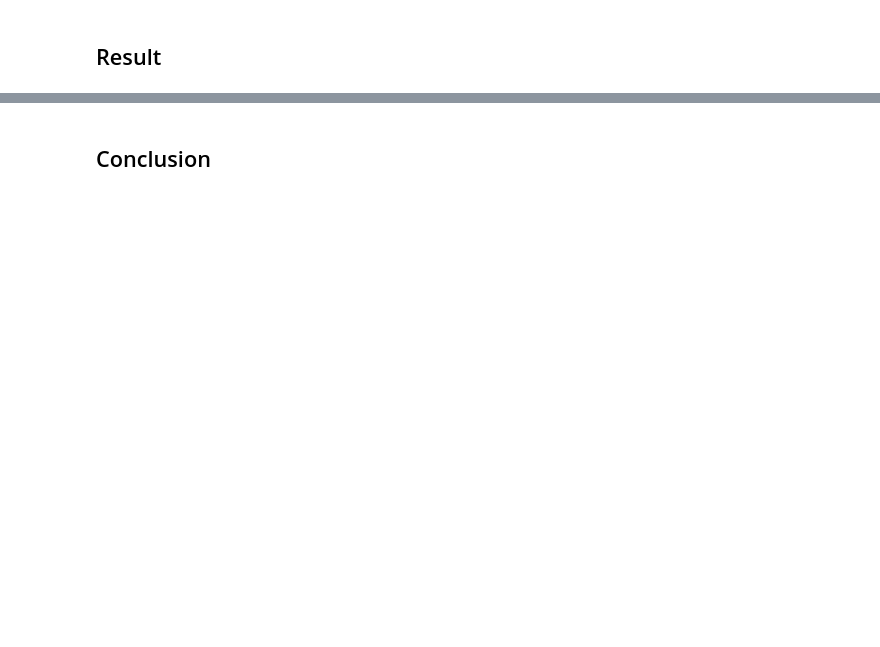
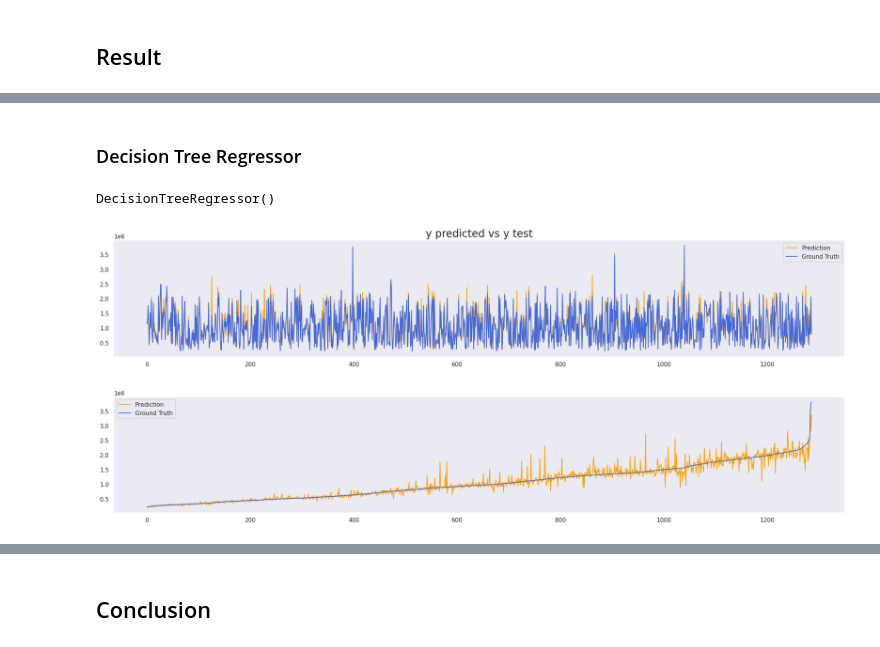
Before and after one commit to SatNichapon/DSI205_project, a Jupyter notebook: DSI205project.ipynb, the cells around one changed output, grey strips where cells are left out. Saved outputs shown, nothing was run; the diff lists cells and outputs as text; code cells hidden in the pictures; blank space fills up the shorter version.

```diff
--- a/DSI205project.ipynb
+++ b/DSI205project.ipynb
@@ -546,0 +568,11 @@ plt.show()
+# %% [markdown]
+### Decision Tree Regressor
+# %%
+decision_tree_regressor
+# %% [output]
+DecisionTreeRegressor()
+# %%
+plot_ypred_vs_ytest(decision_tree_regressor)
+# %% [output]
+[figure, added]
+[figure, added]
```
Also changed, not shown: parts of 53 cells of this notebook.
